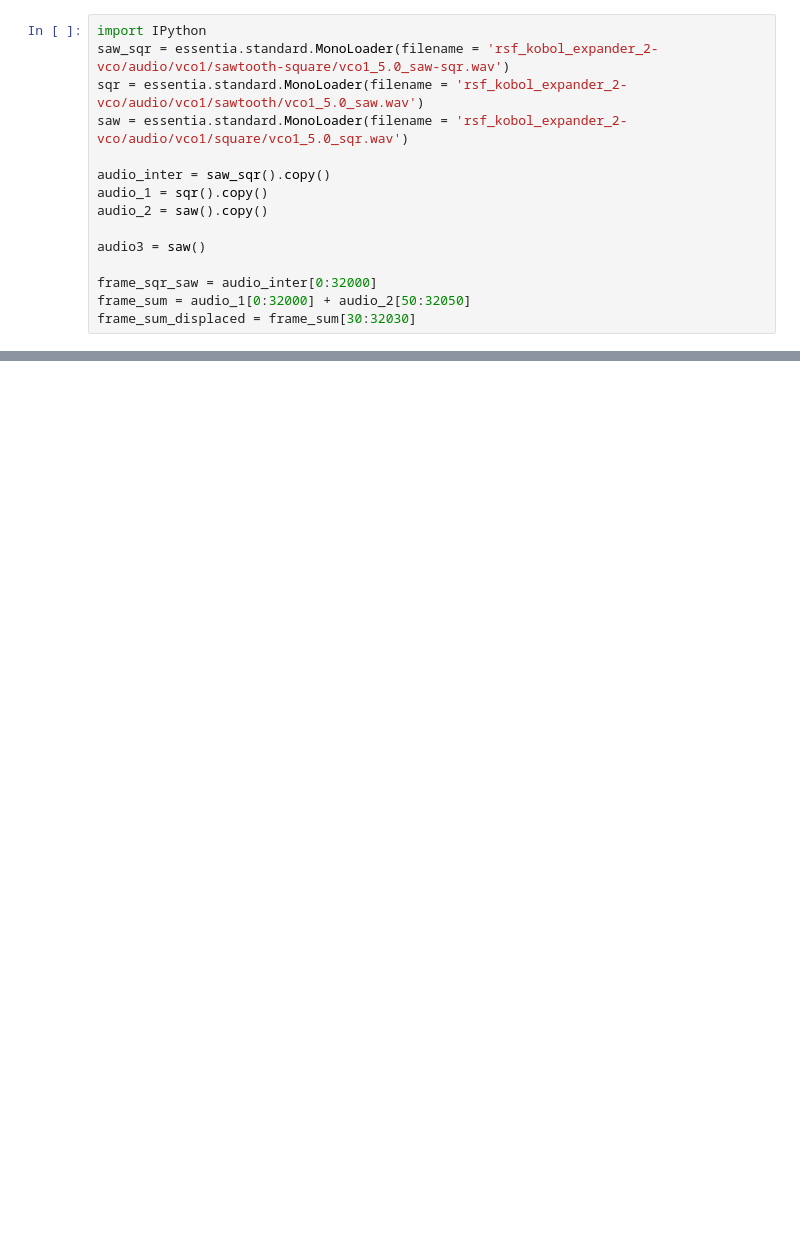
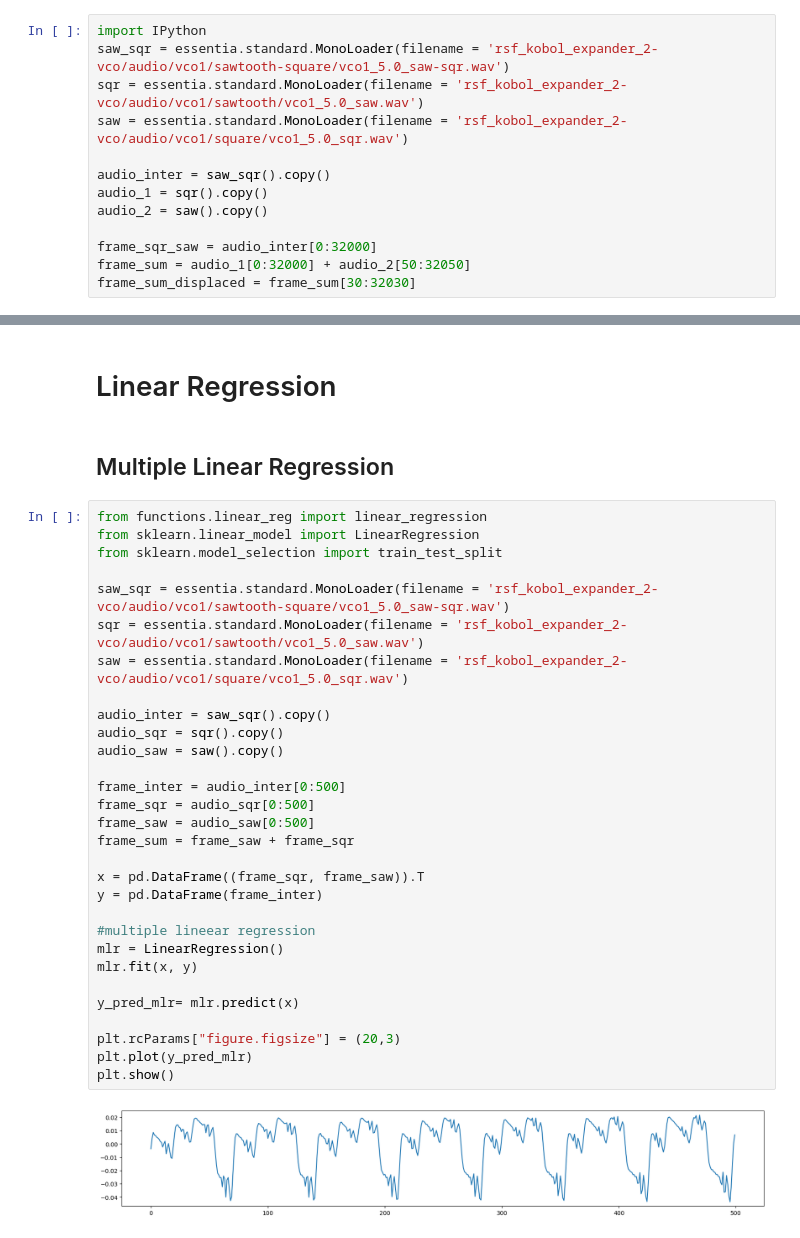
Before and after one commit to javiech1/TFG, a Jupyter notebook: linealsum.ipynb, the cells around one changed output, grey strips where cells are left out. Cells and saved outputs as stored; diff of their text form; blank space fills up the shorter version.

```diff
--- a/linealsum.ipynb
+++ b/linealsum.ipynb
@@ -125,8 +126,6 @@ audio_inter = saw_sqr().copy()
 audio_1 = sqr().copy()
 audio_2 = saw().copy()
 
-audio3 = saw()
-
 frame_sqr_saw = audio_inter[0:32000]
 frame_sum = audio_1[0:32000] + audio_2[50:32050]
 frame_sum_displaced = frame_sum[30:32030]
@@ -138,3 +137,39 @@ IPython.display.Audio(frame_sqr_saw, rate = 44000)
 IPython.display.Audio(frame_sum, rate = 44000)
 # %% [output]
 [interactive output not drawn]
+# %% [markdown]
+# Linear Regression
+# %% [markdown]
+## Multiple Linear Regression
+# %%
+from functions.linear_reg import linear_regression
+from sklearn.linear_model import LinearRegression
+from sklearn.model_selection import train_test_split
+
+saw_sqr = essentia.standard.MonoLoader(filename = 'rsf_kobol_expander_2-vco/audio/vco1/sawtooth-square/vco1_5.0_saw-sqr.wav')
+sqr = essentia.standard.MonoLoader(filename = 'rsf_kobol_expander_2-vco/audio/vco1/sawtooth/vco1_5.0_saw.wav')
+saw = essentia.standard.MonoLoader(filename = 'rsf_kobol_expander_2-vco/audio/vco1/square/vco1_5.0_sqr.wav')
+
+audio_inter = saw_sqr().copy()
+audio_sqr = sqr().copy()
+audio_saw = saw().copy()
+
+frame_inter = audio_inter[0:500]
+frame_sqr = audio_sqr[0:500]
+frame_saw = audio_saw[0:500]
+frame_sum = frame_saw + frame_sqr
+
+x = pd.DataFrame((frame_sqr, frame_saw)).T
+y = pd.DataFrame(frame_inter)
+
+#multiple lineear regression
+mlr = LinearRegression()
+mlr.fit(x, y)
+
+y_pred_mlr= mlr.predict(x)
+
+plt.rcParams["figure.figsize"] = (20,3)
+plt.plot(y_pred_mlr)
+plt.show()
+# %% [output]
+[figure, added]
```
Also changed, not shown: parts of 11 cells of this notebook, 2 other files.
